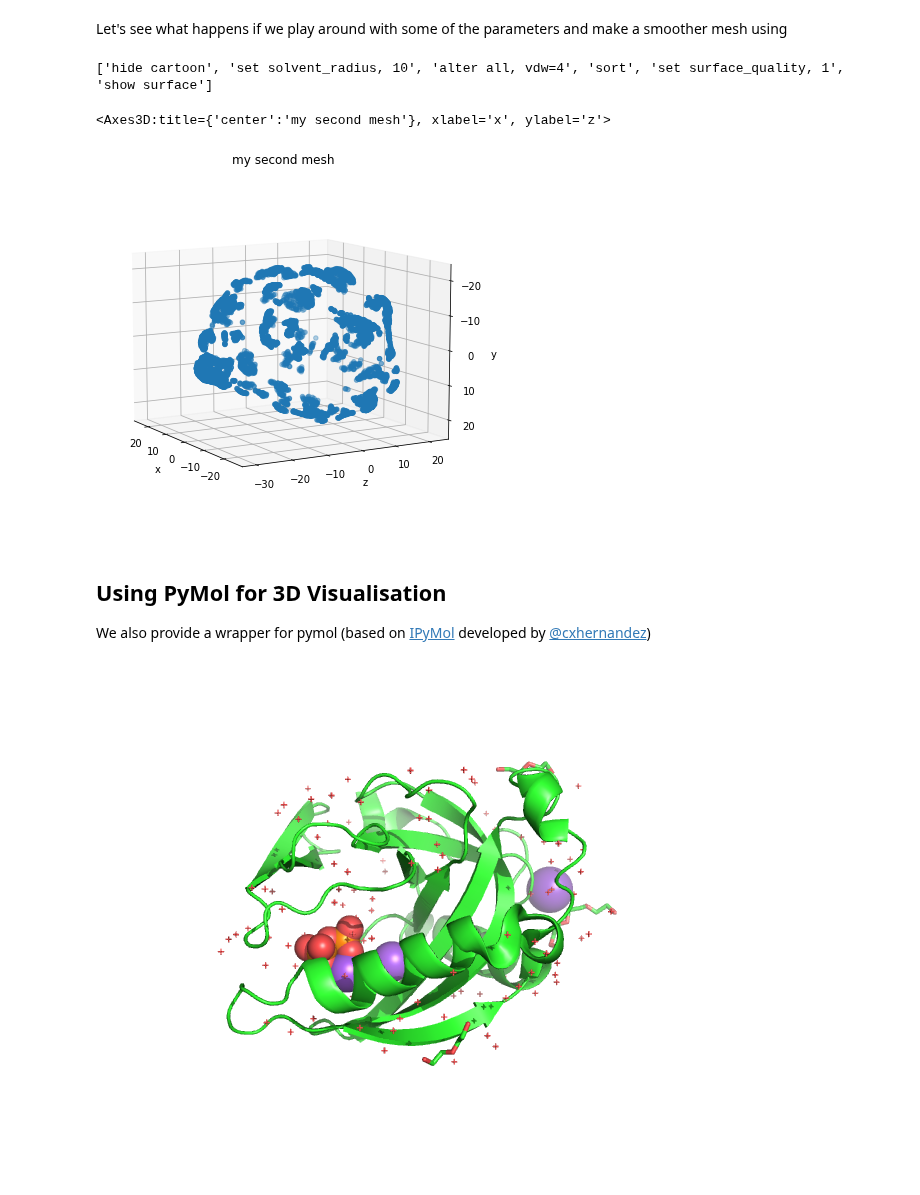
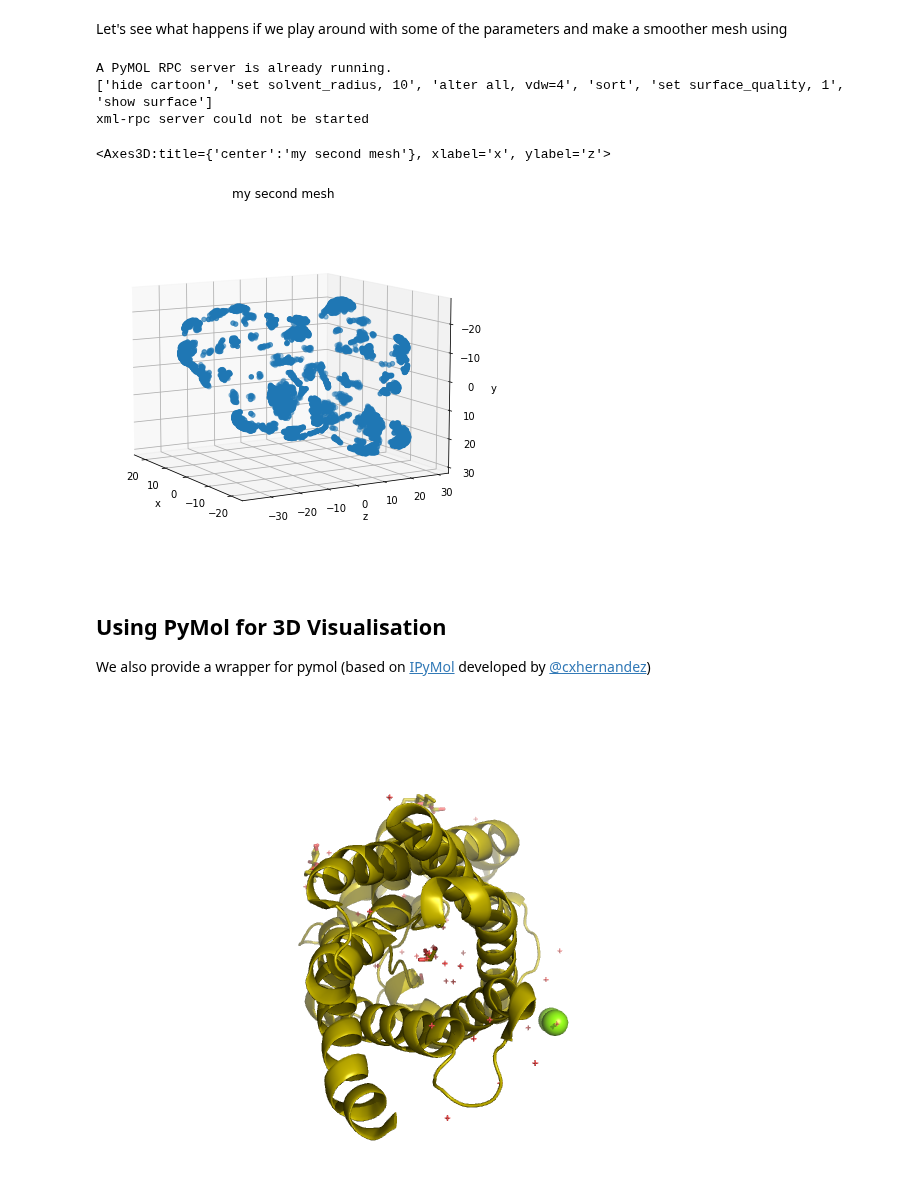
Before and after one commit to a-r-j/graphein, a Jupyter notebook: notebooks/protein_mesh_tutorial.ipynb, the cells around one changed output. Cells and saved outputs as stored; diff of their text form; code cells hidden in the pictures.

```diff
--- a/notebooks/protein_mesh_tutorial.ipynb
+++ b/notebooks/protein_mesh_tutorial.ipynb
@@ -85,23 +96,25 @@ pymol_commands = {"pymol_commands": ["hide cartoon",
 
 config = ProteinMeshConfig(**pymol_commands)
 
-verts, faces, aux = create_mesh(pdb_code="3eiy", config=config)
+verts, faces, aux = create_mesh(pdb_code="1ldf", config=config)
 
 m = convert_verts_and_face_to_mesh(verts, faces)
 
 plot_pointcloud(m, title="my second mesh")
 # %% [output]
+A PyMOL RPC server is already running.
 ['hide cartoon', 'set solvent_radius, 10', 'alter all, vdw=4', 'sort', 'set surface_quality, 1', 'show surface']
+xml-rpc server could not be started
 <Axes3D:title={'center':'my second mesh'}, xlabel='x', ylabel='z'>
-[figure, old version]
+[figure, new version]
 # %% [markdown]
 ## Using PyMol for 3D Visualisation
 We also provide a wrapper for pymol (based on [IPyMol](https://github.com/cxhernandez/ipymol) developed by [@cxhernandez](https://github.com/cxhernandez))
 # %%
 # NBVAL_SKIP
 from graphein.utils.pymol import viewer as pymol
-
-pymol.fetch("3eiy")
+pymol.delete("all") # delete all objects from other sessions if necessary.
+pymol.fetch("1ldf")
 pymol.display()
 # %% [output]
-[figure, old version]
+[figure, new version]
```
Also changed, not shown: parts of 7 cells of this notebook, 3 other files.
